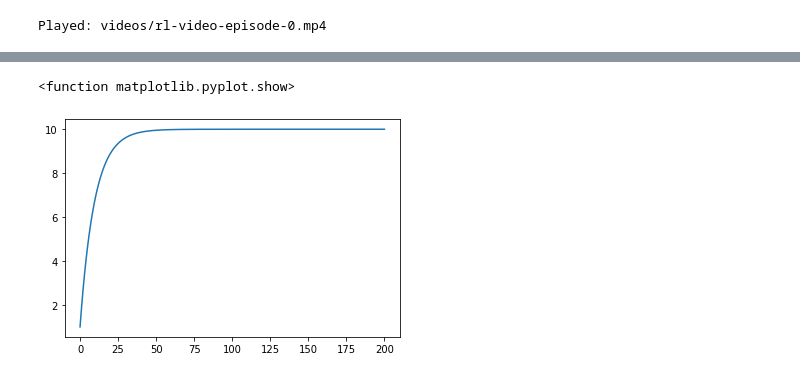
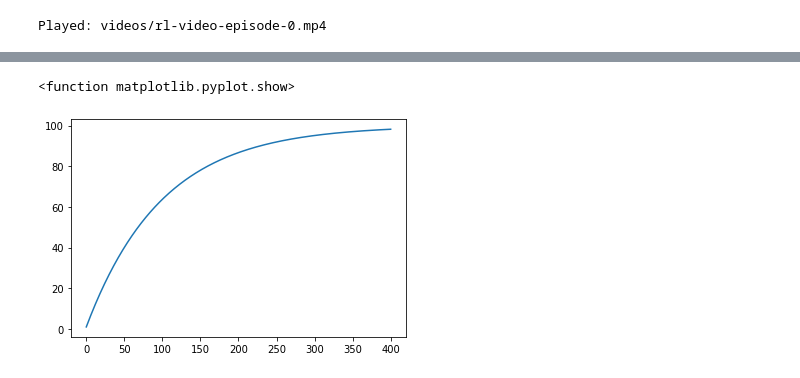
Before and after one commit to alicexli/ai-webdev, a Jupyter notebook: lessons/lesson-04/lesson-04.alicexli.ipynb, the cells around one changed output, grey strips where cells are left out. Drawn from its saved outputs; the diff is of its cells as text; code cells hidden in the pictures.

```diff
--- a/lessons/lesson-04/lesson-04.alicexli.ipynb
+++ b/lessons/lesson-04/lesson-04.alicexli.ipynb
@@ -594,14 +596,14 @@ print(predictions)
 # %%
-x = np.linspace(0, 200, 201)
+x = np.linspace(0, 400, 401)
 y = 0
-gamma = 0.9
+gamma = 0.99
 ys = []
 for currX in x:
   y+=gamma ** currX
   ys.append(y)
 
 plt.plot(x, ys)
 plt.show
 # %% [output]
 <function matplotlib.pyplot.show>
-[figure, old version]
+[figure, new version]
```
Also changed, not shown: parts of 4 cells of this notebook.
